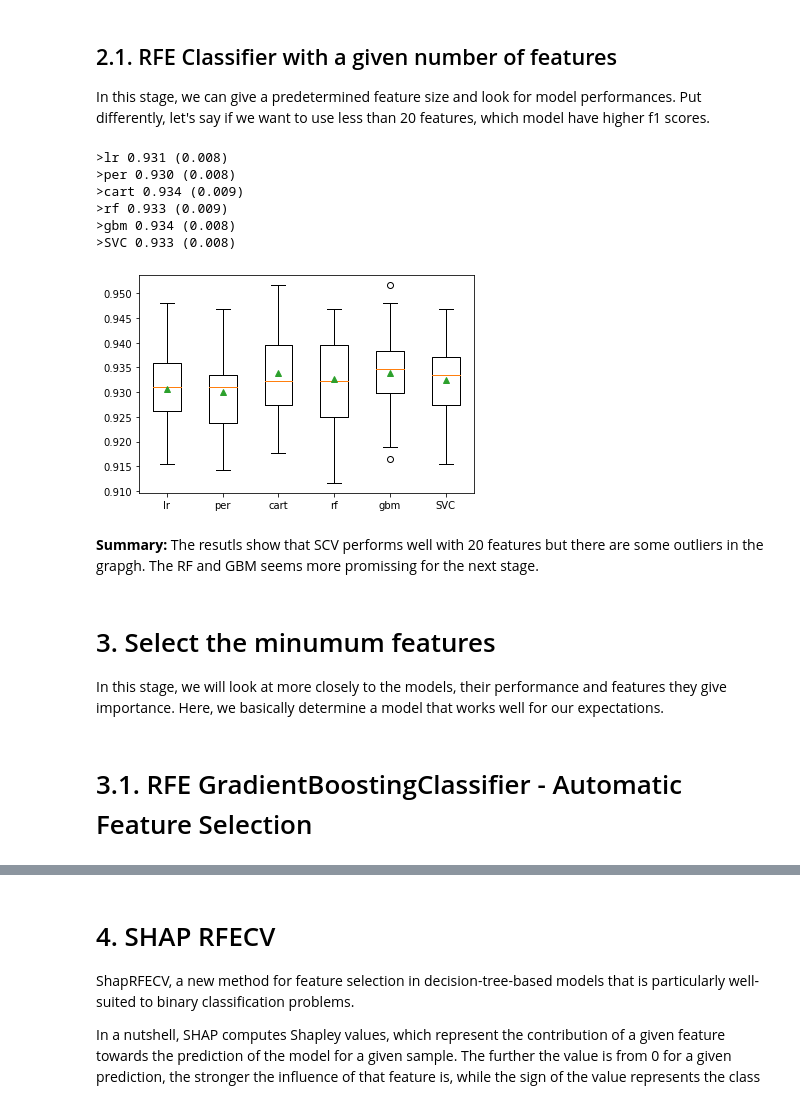
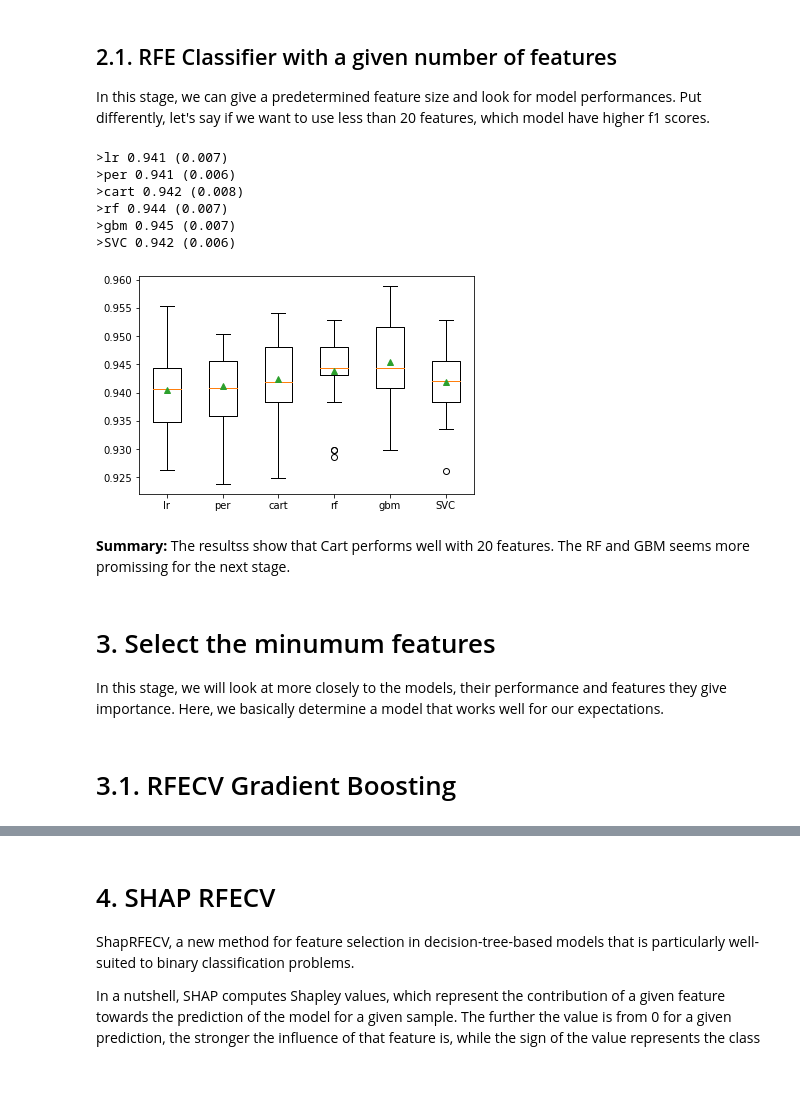
Before and after one commit to ali-unlu/predicting-drug-use, a Jupyter notebook: Final stage for feature selection.ipynb, the cells around one changed output, grey strips where cells are left out. Cells and saved outputs as stored; diff of their text form; code cells hidden in the pictures; blank space fills up the shorter version.

```diff
--- a/Final stage for feature selection.ipynb
+++ b/Final stage for feature selection.ipynb
@@ -37,7 +37,7 @@ from imblearn.under_sampling import TomekLinks
 from sklearn.model_selection import train_test_split
 X, y = data.iloc[:, 1:].values, data.iloc[:, 0].values
 
-resample = SMOTETomek(tomek=TomekLinks(sampling_strategy='majority'))
+resample = SMOTETomek(tomek=TomekLinks(sampling_strategy='not majority'))
 X_oversamp, Y_over_samp = resample.fit_resample(X, y)
 
 
@@ -54,6 +54,13 @@ X_train, X_test, y_train, y_test = train_test_split(X_oversamp,
 print(f"Class counts after resampling {Counter( Y_over_samp)}")
 # %% [output]
 Class counts after resampling Counter({0.0: 2953, 1.0: 2953})
+# %%
+# Scaling
+from sklearn.preprocessing import RobustScaler
+
+robust = RobustScaler()
+X_train_std = robust.fit_transform(X_train)
+X_test_std = robust.transform(X_test)
 # %% [markdown]
 # 2. Selecting best classifier with RFEVC
 This is a fast method to check which classifier works better. RFECV determines number of features automatically, so in this stage, we are not interested in how many features are in the model, instead, which model produce higer accuracy rate. Since it is an unbalanced data, I will use f1 score for model performance.
@@ -120,7 +127,7 @@ results = []
 names = []
 for name, model in models.items():
     cv = RepeatedStratifiedKFold(n_splits = 5, n_repeats = 5, random_state = 1)
-    scores = cross_val_score(model, X_train, y_train, scoring = 'accuracy', cv = cv, n_jobs = -1)
+    scores = cross_val_score(model, X_train_std, y_train, scoring = 'accuracy', cv = cv, n_jobs = -1)
     results.append(scores)
     names.append(name)
     print('>%s: %.3f' % (name, np.mean(scores)))
@@ -188,9 +195,9 @@ def get_models():
     return models
 # %%
 # evaluate a give model using cross-validation
-def evaluate_model(model, X, y):
+def evaluate_model(model, X_train_std, y_train):
     cv = RepeatedStratifiedKFold(n_splits=5, n_repeats=5, random_state=1)
-    scores = cross_val_score(model, X_train, y_train, scoring='f1_macro', cv=cv, n_jobs=-1)
+    scores = cross_val_score(model, X_train_std, y_train, scoring='f1_macro', cv=cv, n_jobs=-1)
     return scores
 # %%
 # get the models to evaluate
@@ -198,24 +205,24 @@ models = get_models()
 # %%
 # evaluate the models and store results
 results, names = list(), list()
 for name, model in models.items():
-    scores = evaluate_model(model, X, y)
+    scores = evaluate_model(model, X_train_std, y_train)
     results.append(scores)
     names.append(name)
     print('>%s %.3f (%.3f)' % (name, mean(scores), std(scores)))
 # plot model performance for comparison
 pyplot.boxplot(results, labels=names, showmeans=True)
 pyplot.show()
 # %% [output]
->lr 0.931 (0.008)
->per 0.930 (0.008)
->cart 0.934 (0.009)
->rf 0.933 (0.009)
->gbm 0.934 (0.008)
->SVC 0.933 (0.008)
+>lr 0.941 (0.007)
+>per 0.941 (0.006)
+>cart 0.942 (0.008)
+>rf 0.944 (0.007)
+>gbm 0.945 (0.007)
+>SVC 0.942 (0.006)
-[figure, old version]
+[figure, new version]
 # %% [markdown]
-**Summary:** The resutls show that SCV performs well with 20 features but there are some outliers in the grapgh. The RF and GBM seems more promissing for the next stage.
+**Summary:** The resultss show that Cart performs well with 20 features. The RF and GBM seems more promissing for the next stage.
 # %% [markdown]
 # 3. Select the minumum features
 
@@ -309,7 +315,7 @@ def feature_selection(X, y, model, estimator, n_split, n_repeat ):
 
     return rfecv.support_rfecv_df
 # %% [markdown]
-#  3.1. RFE GradientBoostingClassifier - Automatic Feature Selection
+#  3.1. RFECV Gradient Boosting
 # %%
 from sklearn.ensemble import GradientBoostingClassifier
 estimator = GradientBoostingClassifier()
```
Also changed, not shown: parts of 25 cells of this notebook, 4 other files.
